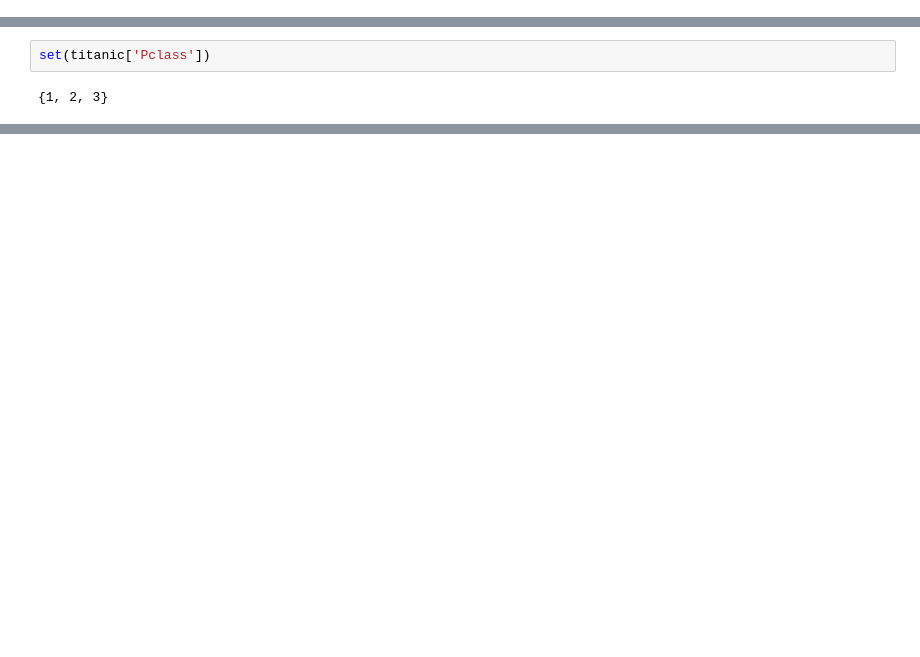
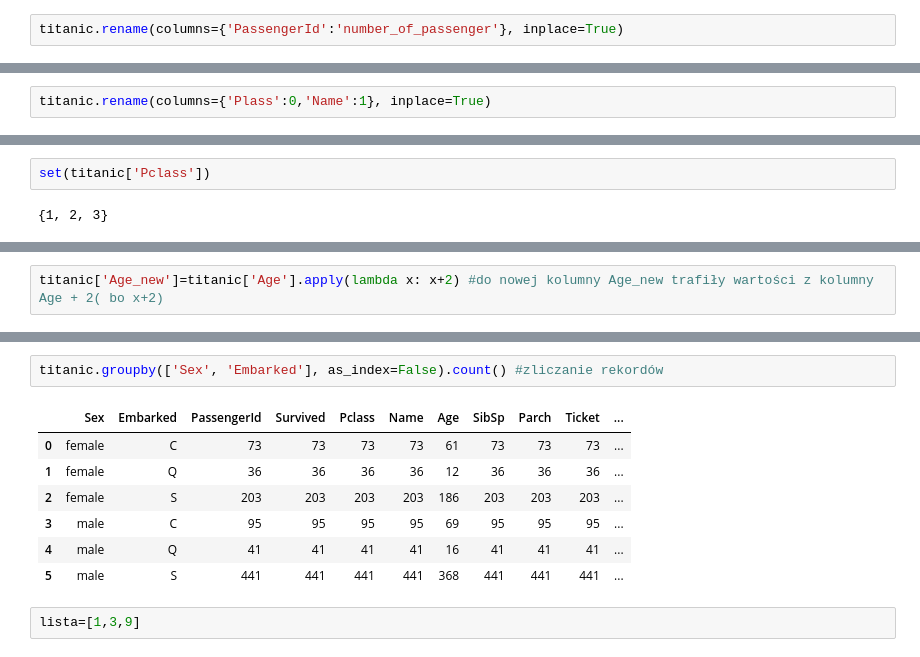
Before and after one commit to Joanna0512/Pandas_Powt-rka, a Jupyter notebook: 04_04_23_Powtórka_z_przetwarzania_danych.ipynb, the cells around one changed output, grey strips where cells are left out. Saved outputs shown, nothing was run; the diff lists cells and outputs as text; blank space fills up the shorter version.

```diff
--- a/04_04_23_Powtórka_z_przetwarzania_danych.ipynb
+++ b/04_04_23_Powtórka_z_przetwarzania_danych.ipynb
@@ -405,0 +353,2 @@ len(set(titanic['Cabin']))
+# %%
+titanic.rename(columns={'PassengerId':'number_of_passenger'}, inplace=True)
@@ -405,0 +364,2 @@ len(set(titanic['Cabin']))
+# %%
+titanic.rename(columns={'Plass':0,'Name':1}, inplace=True)
@@ -436,0 +419,2 @@ set(titanic['Pclass'])
+# %%
+titanic['Age_new']=titanic['Age'].apply(lambda x: x+2) #do nowej kolumny Age_new trafiły wartości z kolumny Age + 2( bo x+2)
@@ -436,0 +439,12 @@ set(titanic['Pclass'])
+# %%
+titanic.groupby(['Sex', 'Embarked'], as_index=False).count() #zliczanie rekordów
+# %% [output]
+|  | Sex | Embarked | PassengerId | Survived | Pclass | Name | Age | SibSp | Parch | Ticket | ... |
+| 0 | female | C | 73 | 73 | 73 | 73 | 61 | 73 | 73 | 73 | ... |
+| 1 | female | Q | 36 | 36 | 36 | 36 | 12 | 36 | 36 | 36 | ... |
+| 2 | female | S | 203 | 203 | 203 | 203 | 186 | 203 | 203 | 203 | ... |
+| 3 | male | C | 95 | 95 | 95 | 95 | 69 | 95 | 95 | 95 | ... |
+| 4 | male | Q | 41 | 41 | 41 | 41 | 16 | 41 | 41 | 41 | ... |
+| 5 | male | S | 441 | 441 | 441 | 441 | 368 | 441 | 441 | 441 | ... |
+# %%
+lista=[1,3,9]
```
Also changed, not shown: parts of 95 cells of this notebook.
